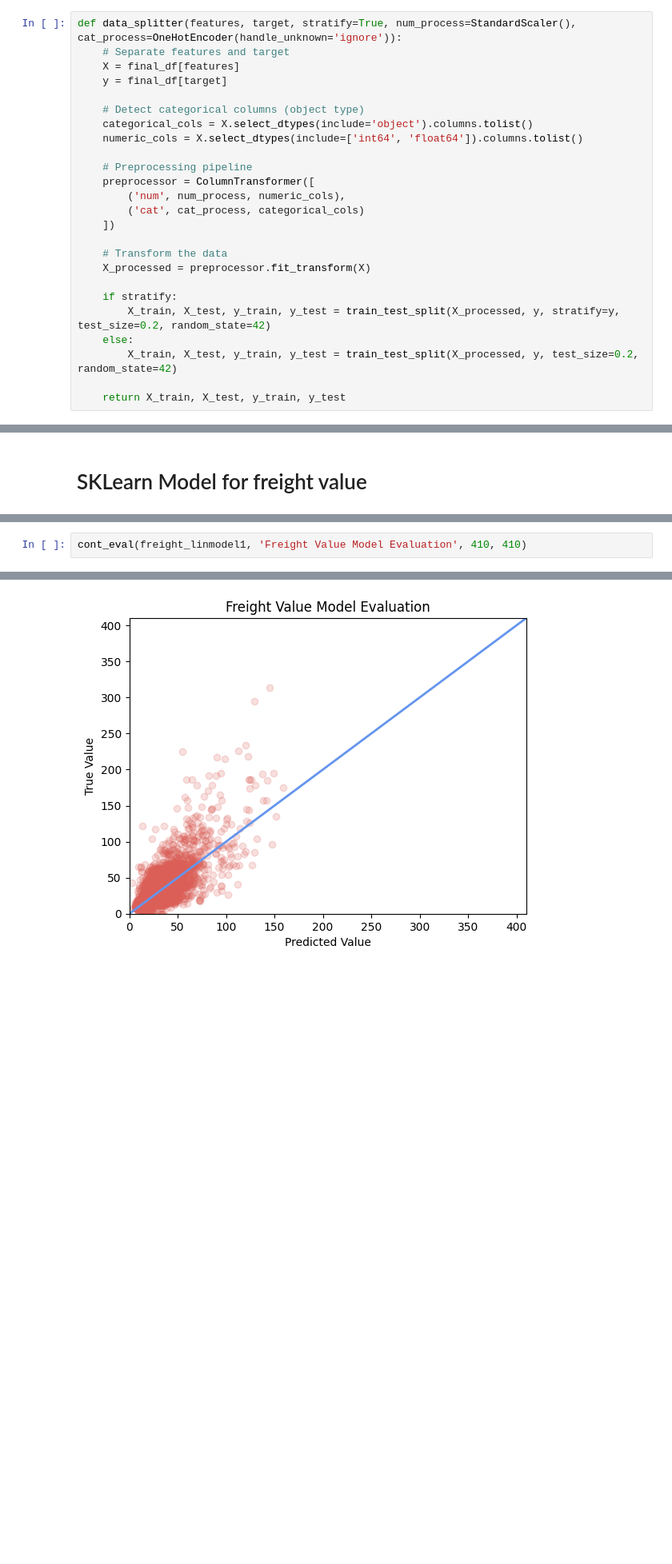
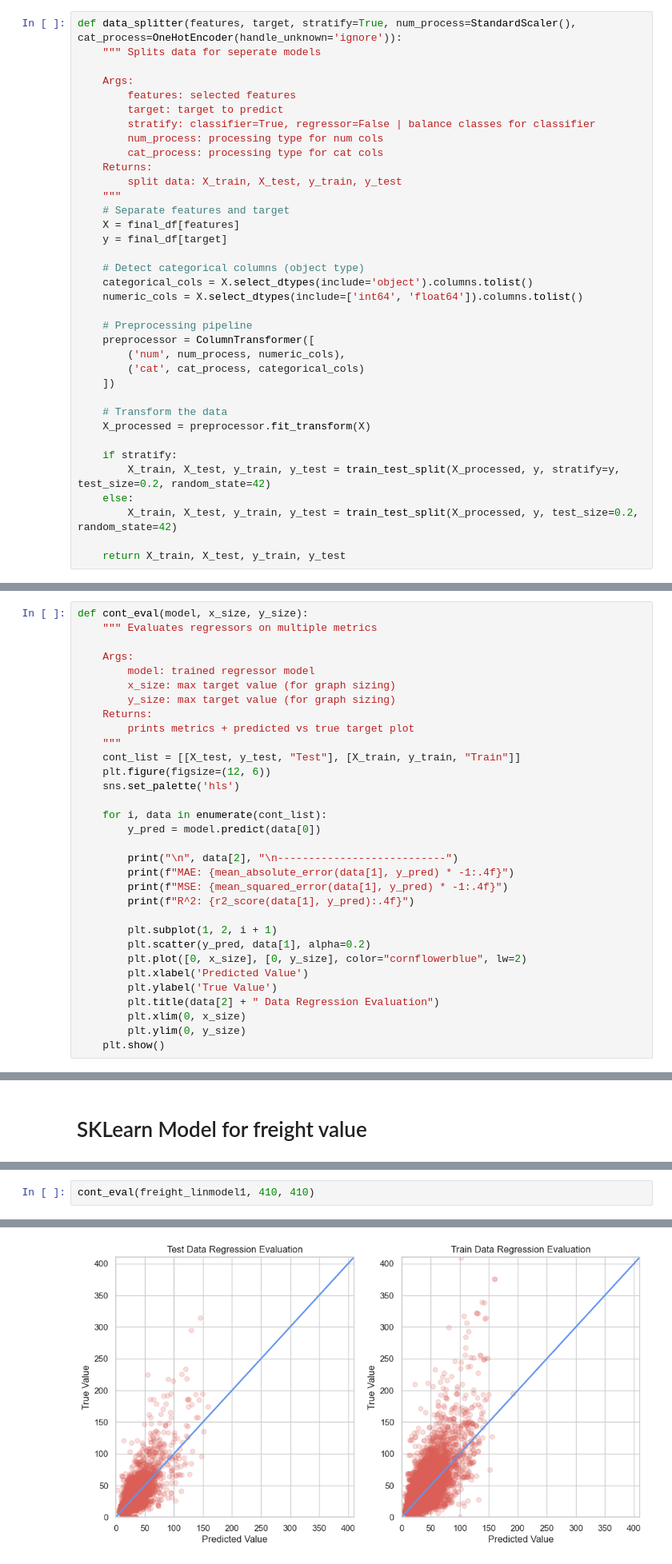
Before and after one commit to Gary1E2/olistchris, a Jupyter notebook: models.ipynb, the cells around one changed output, grey strips where cells are left out. Shown at 80% size. Drawn from its saved outputs; the diff is of its cells as text; blank space fills up the shorter version.

```diff
--- a/models.ipynb
+++ b/models.ipynb
@@ -45,6 +69,17 @@ print(final_df.head().to_string())
 # Eval and Data Functions for Models
 # %%
 def data_splitter(features, target, stratify=True, num_process=StandardScaler(), cat_process=OneHotEncoder(handle_unknown='ignore')):
+    """ Splits data for seperate models
+
+    Args:
+        features: selected features
+        target: target to predict
+        stratify: classifier=True, regressor=False | balance classes for classifier
+        num_process: processing type for num cols
+        cat_process: processing type for cat cols
+    Returns:
+        split data: X_train, X_test, y_train, y_test
+    """
     # Separate features and target
     X = final_df[features]
     y = final_df[target]
@@ -163 +202,33 @@ def cont_eval(model, title, x_size, y_size):
+# %%
+def cont_eval(model, x_size, y_size):
+    """ Evaluates regressors on multiple metrics
+
+    Args:
+        model: trained regressor model
+        x_size: max target value (for graph sizing)
+        y_size: max target value (for graph sizing)
+    Returns:
+        prints metrics + predicted vs true target plot
+    """
+    cont_list = [[X_test, y_test, "Test"], [X_train, y_train, "Train"]]
+    plt.figure(figsize=(12, 6))
+    sns.set_palette('hls')
+
+    for i, data in enumerate(cont_list):
+        y_pred = model.predict(data[0])
+
+        print("\n", data[2], "\n---------------------------")
+        print(f"MAE: {mean_absolute_error(data[1], y_pred) * -1:.4f}")
+        print(f"MSE: {mean_squared_error(data[1], y_pred) * -1:.4f}")
+        print(f"R^2: {r2_score(data[1], y_pred):.4f}")
+
+        plt.subplot(1, 2, i + 1)
+        plt.scatter(y_pred, data[1], alpha=0.2)
+        plt.plot([0, x_size], [0, y_size], color="cornflowerblue", lw=2)
+        plt.xlabel('Predicted Value')
+        plt.ylabel('True Value')
+        plt.title(data[2] + " Data Regression Evaluation")
+        plt.xlim(0, x_size)
+        plt.ylim(0, y_size)
+    plt.show()
 # %%
@@ -302,3 +469,3 @@ print(freight_linmodel1.score(X_test, y_test))
 # %%
-cont_eval(freight_linmodel1, 'Freight Value Model Evaluation', 410, 410)
+cont_eval(freight_linmodel1, 410, 410)
 # %% [output]
@@ -314,4 +483,4 @@ train r2:  0.6116241208087554
-[figure, old version]
+[figure, new version]
 # %%
 freight_treemodel1 = DecisionTreeRegressor(max_depth=6, max_features=3, min_samples_leaf=3,
                                           min_samples_split=3, splitter='best', random_state=42)
```
Also changed, not shown: parts of 30 cells of this notebook, 6 other files.
